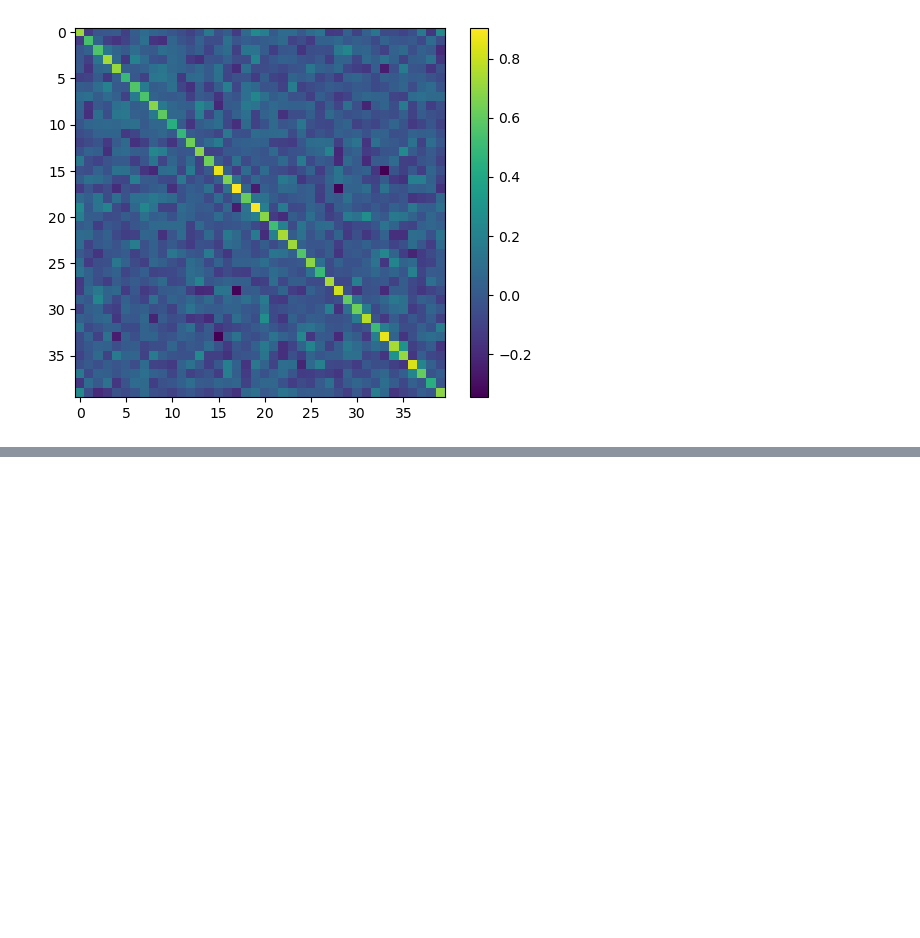
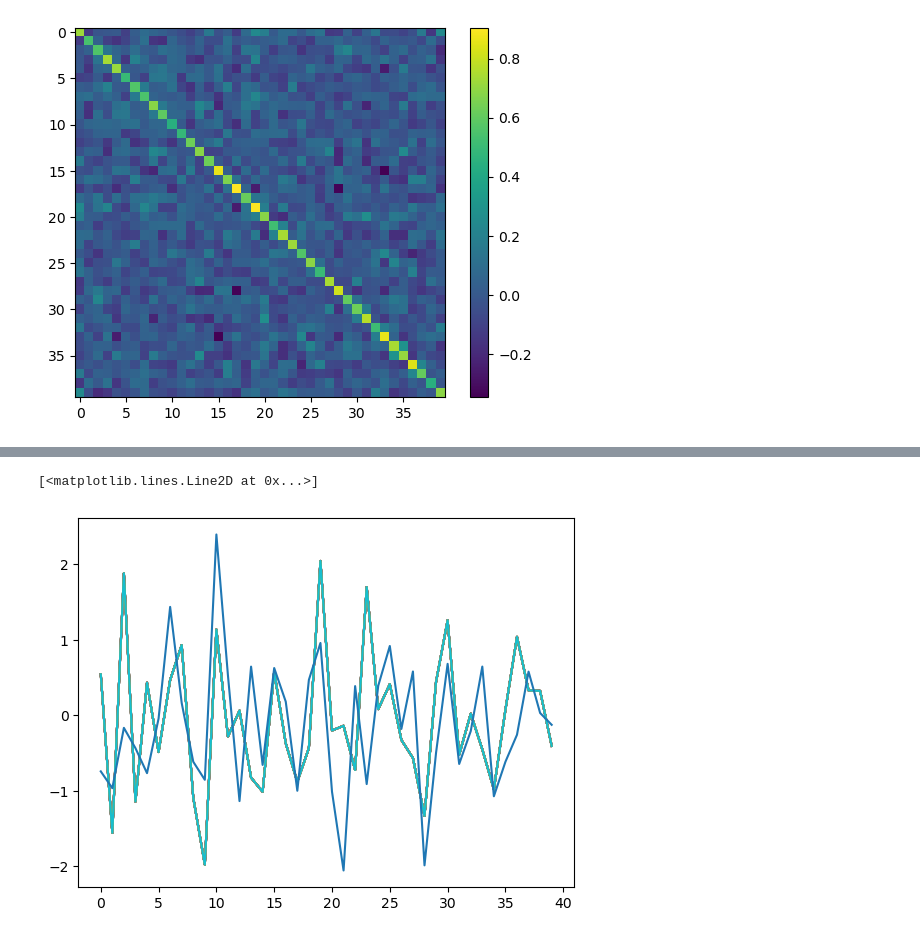
Before and after one commit to Julians42/ACM270, a Jupyter notebook: lorenz96/eki_lorenz96.ipynb, the cells around one changed output, grey strips where cells are left out. Cells and saved outputs as stored; diff of their text form; code cells hidden in the pictures; blank space fills up the shorter version.

```diff
--- a/lorenz96/eki_lorenz96.ipynb
+++ b/lorenz96/eki_lorenz96.ipynb
@@ -173,0 +240,6 @@ IndexError: too many indices for array: array is 1-dimensional, but 2 were index
+# %%
+plt.plot(np.transpose(samples[9980:,]))
+plt.plot(x0)
+# %% [output]
+[<matplotlib.lines.Line2D at 0x...>]
+[figure, added]
```
Also changed, not shown: parts of 21 cells of this notebook.
